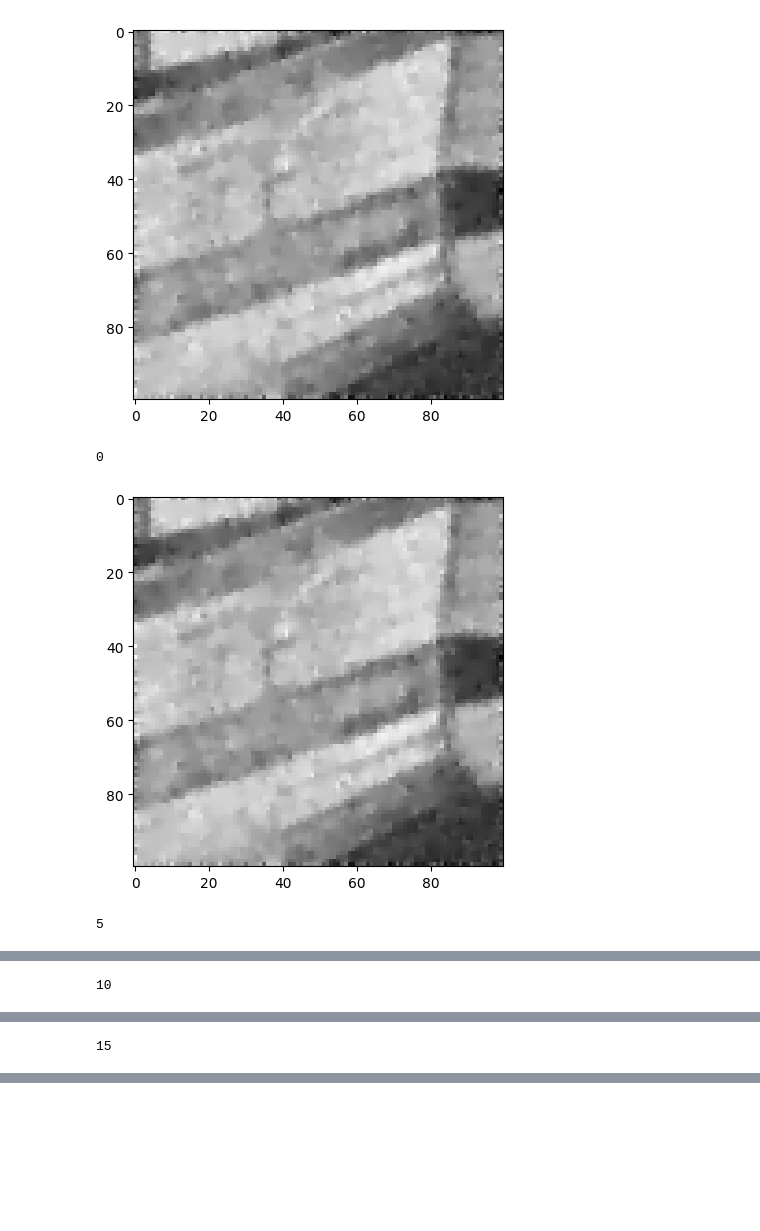
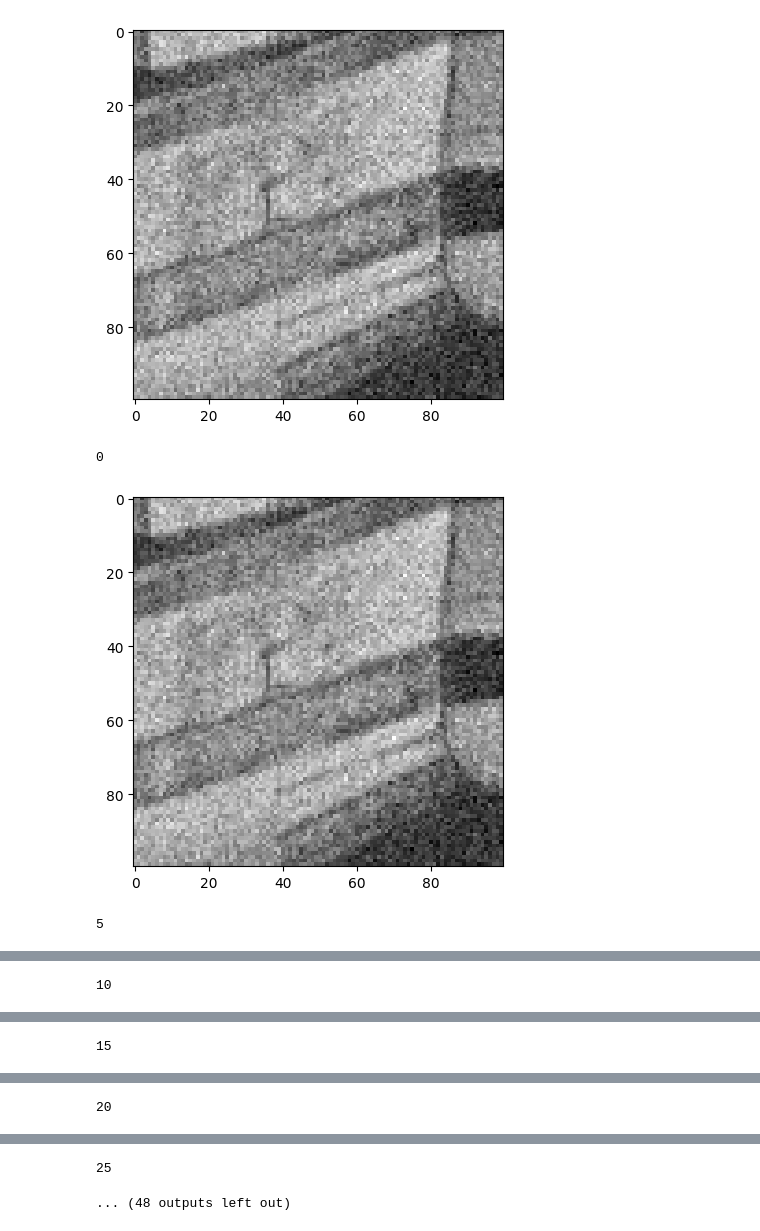
Before and after one commit to AlexDom513/ECE-6560-Final-Project, a Jupyter notebook: code/Sigmoid.ipynb, the cells around one changed output, grey strips where cells are left out. Saved outputs shown, nothing was run; the diff lists cells and outputs as text; code cells hidden in the pictures; blank space fills up the shorter version.

```diff
--- a/code/Sigmoid.ipynb
+++ b/code/Sigmoid.ipynb
@@ -12,9 +12,9 @@ img = img[300:400,300:400]
 print(img.shape)
 #noise = 30*np.random.randn(img.shape[0],img.shape[1]) # standard normal distribution
 
-mean = 1
-std_dev = .5
-noise = 50*np.random.normal(mean, std_dev, (img.shape[0],img.shape[1]))
+mean = 200
+std_dev = 20
+noise = np.random.normal(mean, std_dev, (img.shape[0],img.shape[1]))
 
 
 # #salt and pepper noise
@@ -73,36 +73,36 @@ def dDy_LIy(k,a,c,Ix_i,Iy_i,Iyy_i,Ixy_i):
   return (k/a) * ( Iyy_i*gradient(Ix_i,Iy_i,-.5) - Iy_i*gradient(Ix_i,Iy_i,-1.5) * (Ix_i*Ixy_i + Iy_i*Iyy_i) * (e_sigma(a,Ix_i,Iy_i,c)/ ((1+e_sigma(a,Ix_i,Iy_i,c))**2)) +
                    Iy_i*gradient(Ix_i,Iy_i,-.5) * (-1/a) * e_sigma(a,Ix_i,Iy_i,c) * gradient(Ix_i,Iy_i,-.5) * (Ix_i*Ixy_i + Iy_i*Iyy_i) * ( (1/(1+e_sigma(a,Ix_i,Iy_i,c))**2) + e_sigma(a,Ix_i,Iy_i,c) * (-2) * ((1+e_sigma(a,Ix_i,Iy_i,c))**-3) ))
 # %%
-a = 11
-c = 27
-k = 23.5
+a = 16.4
+c = 155
+k = 77
 I = img
 timestep = .02
 plt.imshow(I,cmap='gray')
 plt.show()
 
 # iterate through all the pixels in the image
 for iter in range(150):
   for i in range(1,I.shape[0]-1):
     for j in range(1,I.shape[1]-1):
 
       # compute partial derivatives
       Ix_val  = Ix(I,i,j)
       Iy_val  = Iy(I,i,j)
       Ixx_val = Ixx(I,i,j)
       Iyy_val = Iyy(I,i,j)
       Ixy_val = Ixy(I,i,j)
 
       # compute update
       I[i,j] = I[i,j] + timestep * (dDx_LIx(k,a,c,Ix_val,Iy_val,Ixx_val,Ixy_val) +
                                     dDy_LIy(k,a,c,Ix_val,Iy_val,Iyy_val,Ixy_val))
 
   if (iter % 5 == 0):
     print(iter)
     plt.imshow(I,cmap='gray')
     plt.show()
 # %% [output]
-[figure, old version]
+[figure, new version]
 0
-[figure, old version]
+[figure, new version]
 5
@@ -113,0 +114 @@ for iter in range(150):
+20
@@ -113,0 +116,2 @@ for iter in range(150):
+25
+... (48 outputs left out)
```
Also changed, not shown: parts of 2 cells of this notebook, 7 other files.
